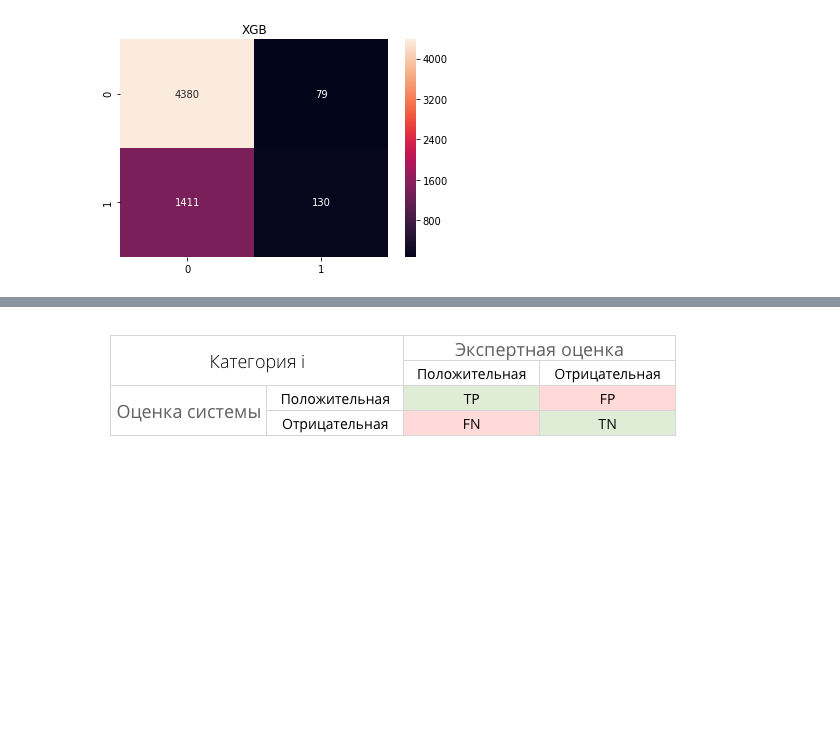
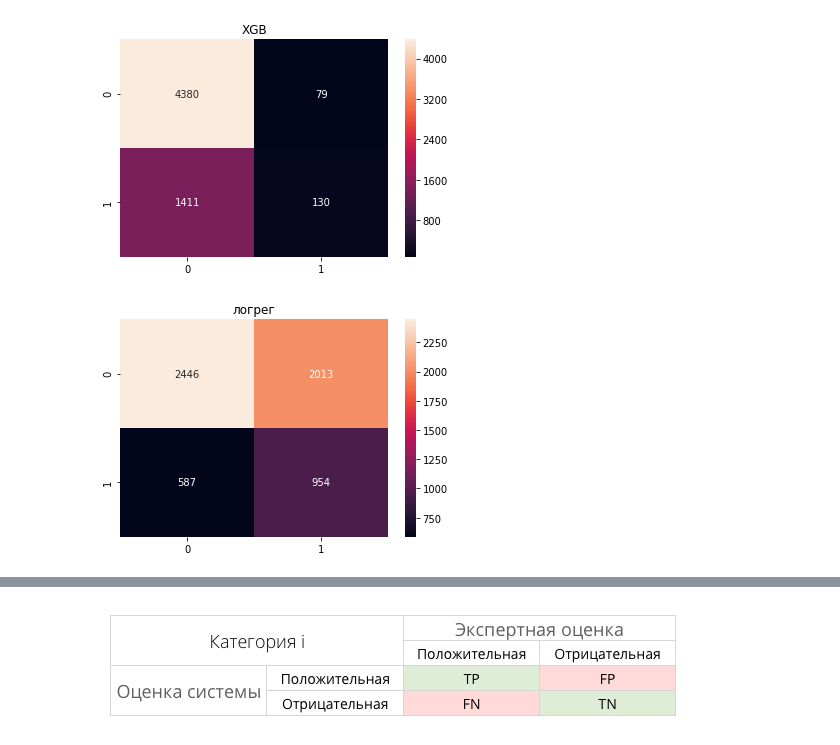
Before and after one commit to maximenkooo/ChurnPrediction, a Jupyter notebook: ChurnPrediction.ipynb, the cells around one changed output, grey strips where cells are left out. Saved outputs shown, nothing was run; the diff lists cells and outputs as text; code cells hidden in the pictures; blank space fills up the shorter version.

```diff
--- a/ChurnPrediction.ipynb
+++ b/ChurnPrediction.ipynb
@@ -312,8 +271,3 @@ RandomForest roc_auc score:0.720766
 GB roc_auc score:0.701630
 LGBM roc_auc score:0.742971
 XGB roc_auc score:0.702014
-# %%
-for name, model in models:
-    results = my_cv_acc(X,y,model,metrics='recall',transform_list=X.columns)
-    msg = "%s: recall:%f " % (name,np.mean(results))
-    print(msg)
@@ -322,10 +274,12 @@ NameError: name 'my_cv_acc' is not defined
 # %%
-def make_pred(X,y,model):
+def make_pred(X,y,model,proba=False):
     results = []
     X_train, X_test, y_train, y_test = train_test_split(X,y,test_size=0.3,random_state=17)
     model.fit(X_train,y_train)
     y_pred = model.predict(X_test)
-
+    if proba:
+        y_prob = model.predict_proba(X_test)[::,1]
+        return y_test, y_pred, y_prob
     return y_test, y_pred
 # %%
 def plot_conf_matrix(X,y,model,title):
@@ -349,3 +301,7 @@ for name, model in tqdm_notebook(models):
 [figure]
 [figure]
 [figure]
+# %%
+plot_conf_matrix(X,y,LogisticRegression(class_weight='balanced'),'логрег')
+# %% [output]
+[figure, added]
```
Also changed, not shown: parts of 30 cells of this notebook.
